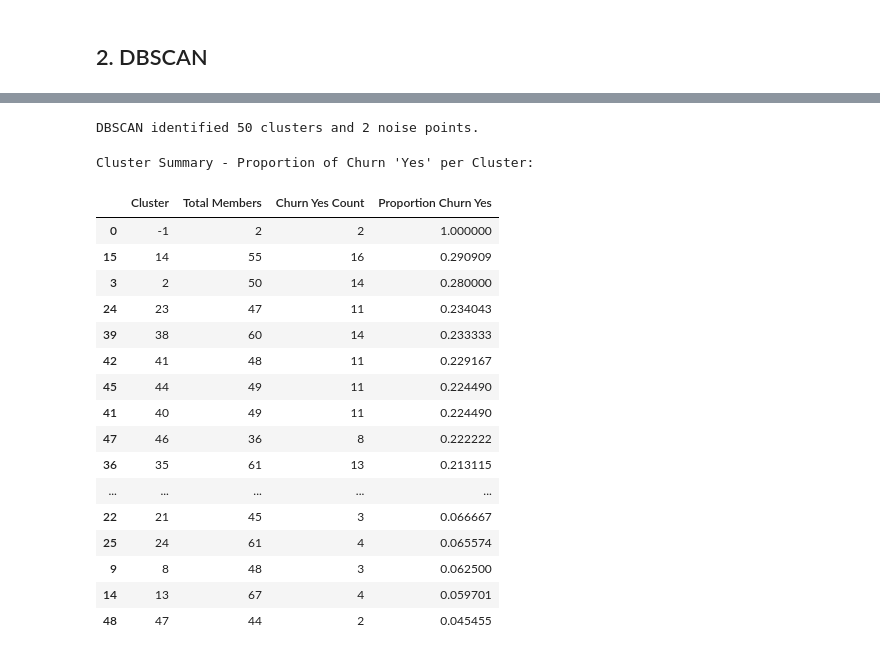
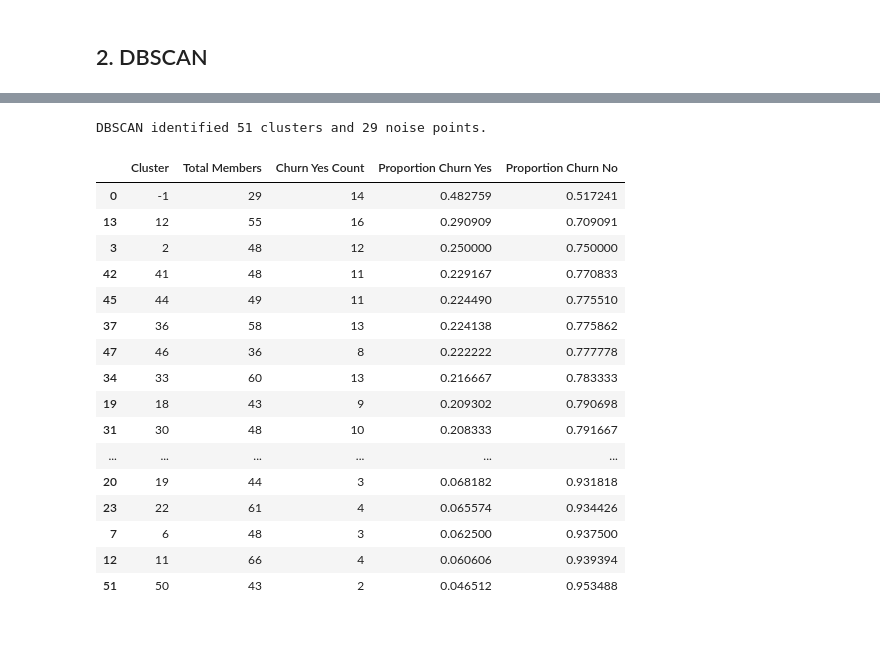
Before and after one commit to yxiaoaz/churn_prediction, a Jupyter notebook: unsupervised.ipynb, the cells around one changed output, grey strips where cells are left out. Saved outputs shown, nothing was run; the diff lists cells and outputs as text; code cells hidden in the pictures.

```diff
--- a/unsupervised.ipynb
+++ b/unsupervised.ipynb
@@ -401,0 +338,13 @@ Cluster Summary with Churn Label:
+# %%
+grouped_means = train_encoded.groupby("kmeans_cluster").mean()
+results = []
+
+for cluster, row in grouped_means.iterrows():
+    for col, value in row.iteritems():
+        if col.startswith("State_") and value >= 0:
+            state_name = col.replace("State_", "")
+            results.append({"Cluster": cluster, "State": state_name, "Mean Value": value})
+
+df_results = pd.DataFrame(results)
+with pd.option_context("display.max_rows", None, "display.max_columns", None):
+    print(df_results)
@@ -401,0 +455,21 @@ Cluster Summary with Churn Label:
+# %%
+optimal_k = 2
+kmeans = KMeans(n_clusters=optimal_k, random_state=13)
+cluster_labels = kmeans.fit_predict(X_train)
+
+train_encoded["kmeans_cluster"] = cluster_labels
+
+grouped = train_encoded.groupby("kmeans_cluster")["Churn"]
+total_members = grouped.count()
+churn_yes_count = grouped.sum()
+proportion_churn = churn_yes_count / total_members
+
+cluster_summary = pd.DataFrame({
+    "Cluster": total_members.index,
+    "Total Members": total_members.values,
+    "Churn Yes Count": churn_yes_count.values,
+    "Proportion Churn Yes": proportion_churn.values
+})
+cluster_summary["Proportion Churn No"] = 1 - cluster_summary["Proportion Churn Yes"]
+
+cluster_summary.sort_values(by="Proportion Churn Yes", ascending=False)
@@ -402,2 +546,6 @@ Cluster Summary with Churn Label:
 # %% [markdown]
 ## 2. DBSCAN
+# %%
+train_encoded = train_encoded.drop(["kmeans_cluster"], axis=1)
+X_train = train_encoded.drop(["Churn", "Total day minutes", "Total eve minutes", "Total night minutes", "Total intl minutes", "Number vmail messages"], axis=1)
+X_train
@@ -453,49 +613,47 @@ eps=10.00, min_samples=24 -> Clusters: 2, Silhouette Score: 0.193
 # %%
-optimal_eps = 6.043478260869565
+optimal_eps = 5
 optimal_min_samples = 10
 
 dbscan = DBSCAN(eps=optimal_eps, min_samples=optimal_min_samples)
 dbscan_labels = dbscan.fit_predict(X_train)
 
-train_encoded = train_encoded.drop("kmeans_cluster", axis=1)
 train_encoded["dbscan_cluster"] = dbscan_labels
 
 n_clusters = len(set(dbscan_labels)) - (1 if -1 in dbscan_labels else 0)
 n_noise = list(dbscan_labels).count(-1)
 print(f"DBSCAN identified {n_clusters} clusters and {n_noise} noise points.")
 # %% [output]
-DBSCAN identified 50 clusters and 2 noise points.
+DBSCAN identified 51 clusters and 29 noise points.
 # %%
 grouped = train_encoded.groupby("dbscan_cluster")["Churn"]
 total_members = grouped.count()
 churn_yes_count = grouped.sum()
 proportion_churn = churn_yes_count / total_members
 
 cluster_summary = pd.DataFrame({
     "Cluster": total_members.index,
     "Total Members": total_members.values,
     "Churn Yes Count": churn_yes_count.values,
     "Proportion Churn Yes": proportion_churn.values
 })
+cluster_summary["Proportion Churn No"] = 1 - cluster_summary["Proportion Churn Yes"]
 
-print("Cluster Summary - Proportion of Churn 'Yes' per Cluster:")
 cluster_summary.sort_values(by='Proportion Churn Yes', ascending=False)
 # %% [output]
-Cluster Summary - Proportion of Churn 'Yes' per Cluster:
-|  | Cluster | Total Members | Churn Yes Count | Proportion Churn Yes |
-| 0 | -1 | 2 | 2 | 1.000000 |
-| 15 | 14 | 55 | 16 | 0.290909 |
-| 3 | 2 | 50 | 14 | 0.280000 |
-| 24 | 23 | 47 | 11 | 0.234043 |
-| 39 | 38 | 60 | 14 | 0.233333 |
-| 42 | 41 | 48 | 11 | 0.229167 |
-| 45 | 44 | 49 | 11 | 0.224490 |
-| 41 | 40 | 49 | 11 | 0.224490 |
-| 47 | 46 | 36 | 8 | 0.222222 |
-| 36 | 35 | 61 | 13 | 0.213115 |
-| ... | ... | ... | ... | ... |
-| 22 | 21 | 45 | 3 | 0.066667 |
-| 25 | 24 | 61 | 4 | 0.065574 |
-| 9 | 8 | 48 | 3 | 0.062500 |
-| 14 | 13 | 67 | 4 | 0.059701 |
-| 48 | 47 | 44 | 2 | 0.045455 |
+|  | Cluster | Total Members | Churn Yes Count | Proportion Churn Yes | Proportion Churn No |
+| 0 | -1 | 29 | 14 | 0.482759 | 0.517241 |
+| 13 | 12 | 55 | 16 | 0.290909 | 0.709091 |
+| 3 | 2 | 48 | 12 | 0.250000 | 0.750000 |
+| 42 | 41 | 48 | 11 | 0.229167 | 0.770833 |
+| 45 | 44 | 49 | 11 | 0.224490 | 0.775510 |
+| 37 | 36 | 58 | 13 | 0.224138 | 0.775862 |
+| 47 | 46 | 36 | 8 | 0.222222 | 0.777778 |
+| 34 | 33 | 60 | 13 | 0.216667 | 0.783333 |
+| 19 | 18 | 43 | 9 | 0.209302 | 0.790698 |
+| 31 | 30 | 48 | 10 | 0.208333 | 0.791667 |
+| ... | ... | ... | ... | ... | ... |
+| 20 | 19 | 44 | 3 | 0.068182 | 0.931818 |
+| 23 | 22 | 61 | 4 | 0.065574 | 0.934426 |
+| 7 | 6 | 48 | 3 | 0.062500 | 0.937500 |
+| 12 | 11 | 66 | 4 | 0.060606 | 0.939394 |
+| 51 | 50 | 43 | 2 | 0.046512 | 0.953488 |
```
Also changed, not shown: parts of 42 cells of this notebook.
